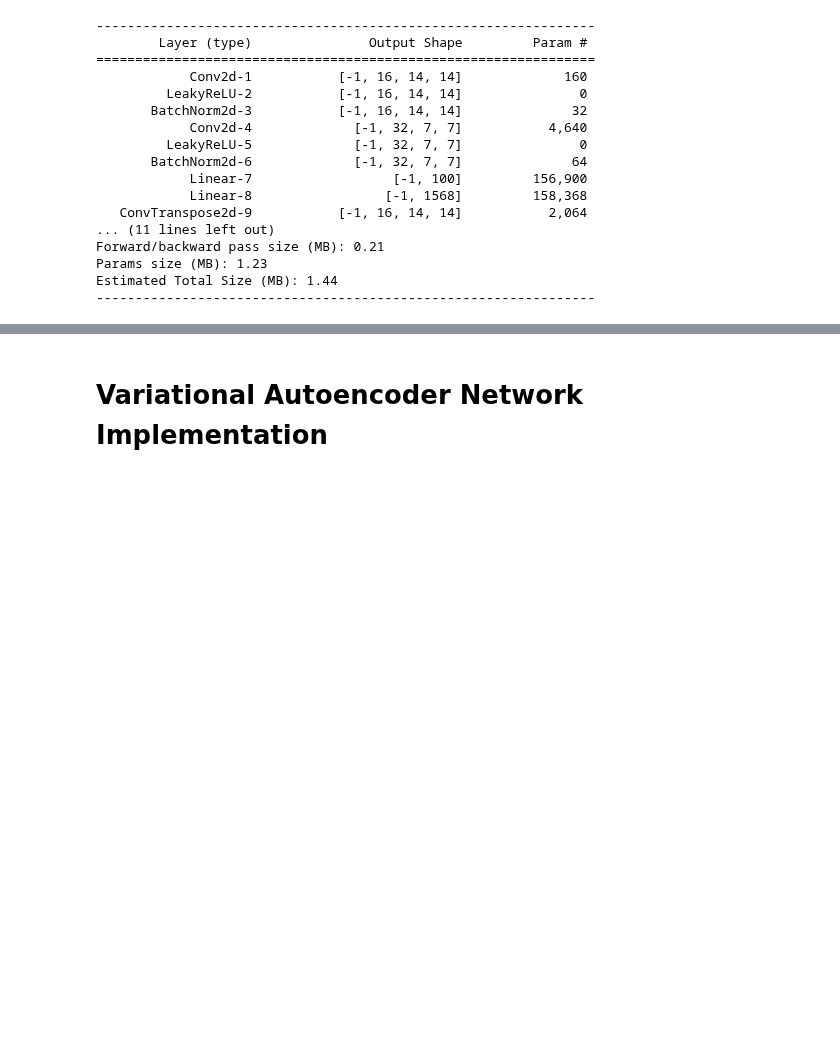
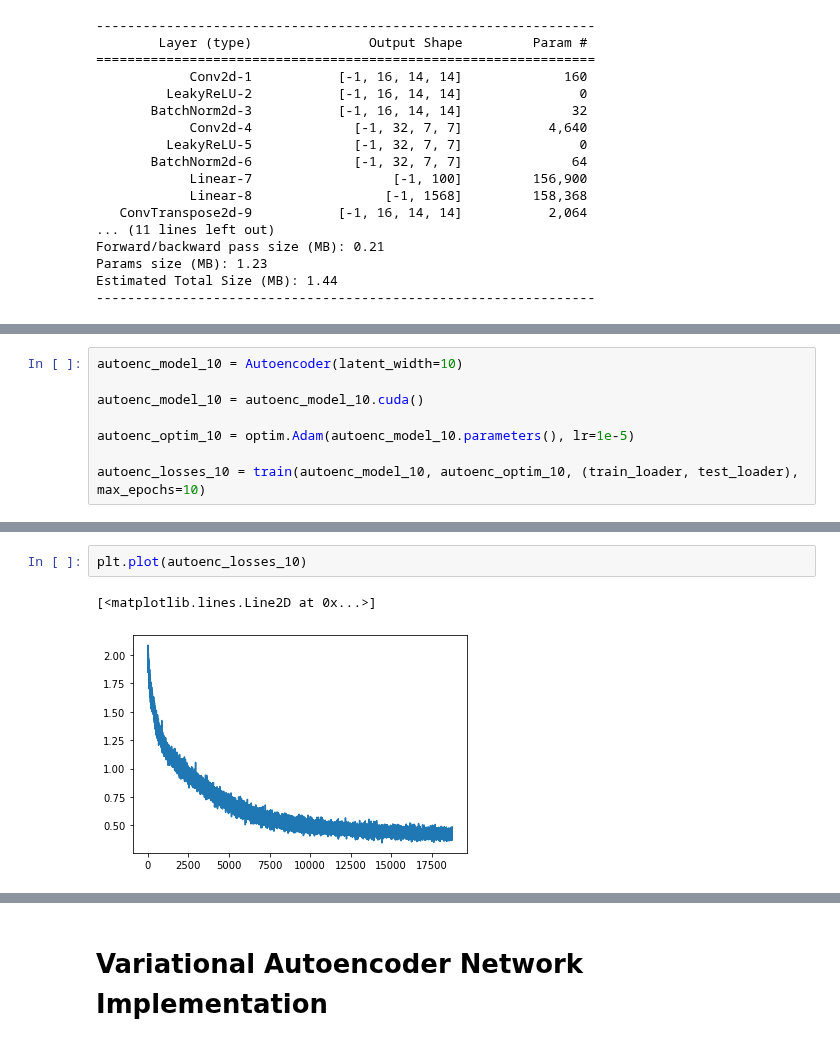
Before and after one commit to pwl482/patrec_2020, a Jupyter notebook: Assignment_11/AutoEncoders.ipynb, the cells around one changed output, grey strips where cells are left out. Saved outputs shown, nothing was run; the diff lists cells and outputs as text; blank space fills up the shorter version.

```diff
--- a/Assignment_11/AutoEncoders.ipynb
+++ b/Assignment_11/AutoEncoders.ipynb
@@ -182,0 +187,8 @@ plt.show()
+# %%
+autoenc_model_10 = Autoencoder(latent_width=10)
+
+autoenc_model_10 = autoenc_model_10.cuda()
+
+autoenc_optim_10 = optim.Adam(autoenc_model_10.parameters(), lr=1e-5)
+
+autoenc_losses_10 = train(autoenc_model_10, autoenc_optim_10, (train_loader, test_loader), max_epochs=10)
@@ -182,0 +197,5 @@ plt.show()
+# %%
+plt.plot(autoenc_losses_10)
+# %% [output]
+[<matplotlib.lines.Line2D at 0x...>]
+[figure, added]
```
Also changed, not shown: parts of 8 cells of this notebook.
